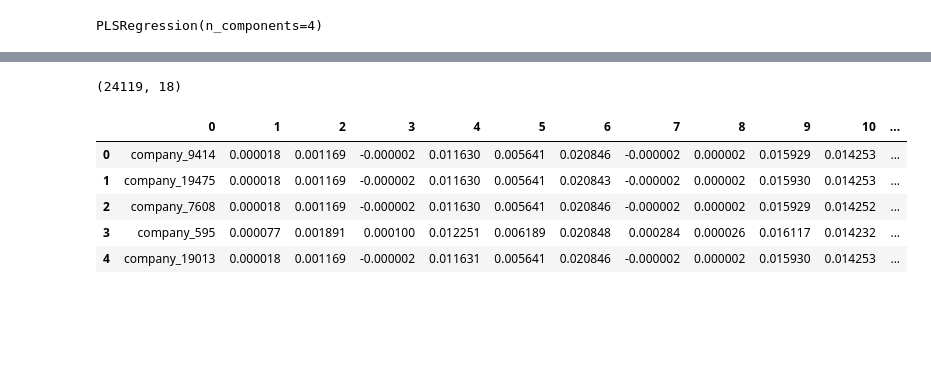
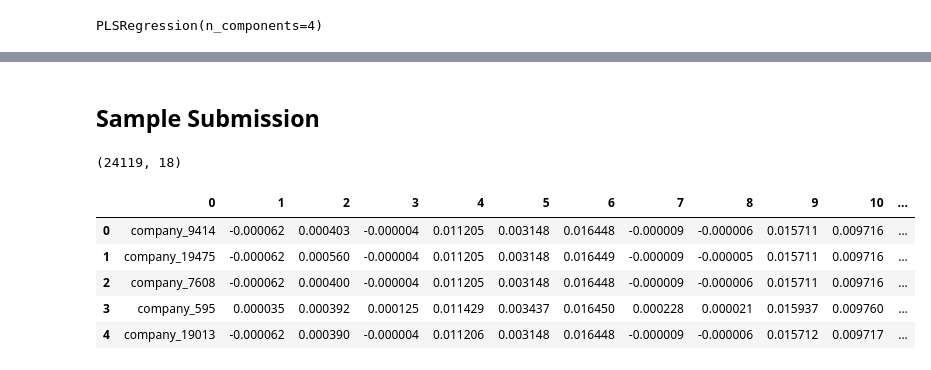
Before and after one commit to SaishSaw/Synnax_datathons, a Jupyter notebook: models/training.ipynb, the cells around one changed output, grey strips where cells are left out. Saved outputs shown, nothing was run; the diff lists cells and outputs as text; code cells hidden in the pictures; blank space fills up the shorter version.

Commit message:
"ANN model created"

```diff
--- a/models/training.ipynb
+++ b/models/training.ipynb
@@ -1027,0 +1609,4 @@ test_69 = test_submission(X_69,pls_69)
+# %%
+subset_cols_69 = X_69.columns.tolist()
+X_test_69 = X_test[subset_cols_69]
+test_69_nn = ANN_model(X_69,Y_69,X_test_69)
@@ -1068,0 +1693,4 @@ test_88 = test_submission(X_88,pls_88)
+# %%
+subset_cols_88 = X_88.columns.tolist()
+X_test_88 = X_test[subset_cols_88]
+test_88_nn = ANN_model(X_88,Y_88,X_test_88)
@@ -1109,0 +1777,4 @@ test_85 = test_submission(X_85,pls_85)
+# %%
+subset_cols_85 = X_85.columns.tolist()
+X_test_85 = X_test[subset_cols_85]
+test_85_nn = ANN_model(X_85,Y_85,X_test_85)
@@ -1156,0 +1867,4 @@ test_134 = test_submission(X_134,pls_134)
+# %%
+subset_cols_134 = X_134.columns.tolist()
+X_test_134 = X_test[subset_cols_134]
+test_134_nn = ANN_model(X_134,Y_134,X_test_134)
@@ -1157,28 +1889,30 @@ test_134 = test_submission(X_134,pls_134)
+# %% [markdown]
+## Sample Submission
 # %%
 sample_submission = pd.read_csv('D:\Synnax\dataset(1)\sample_submission.csv')
 sample_submission.shape
 # %% [output]
 (24119, 18)
 # %%
-test_set = [test_7,test_43,test_34,test_42,test_9,test_27,test_99,\
-                        test_105,test_24,test_83,test_80,test_52,\
-                        test_4,test_69,test_88,test_85,test_134]
+test_set = [test_7_nn,test_43_nn,test_34_nn,test_42_nn,test_9_nn,test_27_nn,test_99_nn,\
+                        test_105_nn,test_24_nn,test_83_nn,test_80_nn,test_52_nn,\
+                        test_4_nn,test_69_nn,test_88_nn,test_85_nn,test_134_nn]
 
 series_set = []
 for val in test_set:
     series_set.append(pd.Series(val.ravel()))
 
 series_set
 
 submission = pd.concat([sample_submission['companyId'],*series_set],axis=1,ignore_index=True)
 submission.head()
 # %% [output]
 |  | 0 | 1 | 2 | 3 | 4 | 5 | 6 | 7 | 8 | 9 | 10 | ... |
-| 0 | company_9414 | 0.000018 | 0.001169 | -0.000002 | 0.011630 | 0.005641 | 0.020846 | -0.000002 | 0.000002 | 0.015929 | 0.014253 | ... |
-| 1 | company_19475 | 0.000018 | 0.001169 | -0.000002 | 0.011630 | 0.005641 | 0.020843 | -0.000002 | 0.000002 | 0.015930 | 0.014253 | ... |
-| 2 | company_7608 | 0.000018 | 0.001169 | -0.000002 | 0.011630 | 0.005641 | 0.020846 | -0.000002 | 0.000002 | 0.015929 | 0.014252 | ... |
-| 3 | company_595 | 0.000077 | 0.001891 | 0.000100 | 0.012251 | 0.006189 | 0.020848 | 0.000284 | 0.000026 | 0.016117 | 0.014232 | ... |
-| 4 | company_19013 | 0.000018 | 0.001169 | -0.000002 | 0.011631 | 0.005641 | 0.020846 | -0.000002 | 0.000002 | 0.015930 | 0.014253 | ... |
+| 0 | company_9414 | -0.000062 | 0.000403 | -0.000004 | 0.011205 | 0.003148 | 0.016448 | -0.000009 | -0.000006 | 0.015711 | 0.009716 | ... |
+| 1 | company_19475 | -0.000062 | 0.000560 | -0.000004 | 0.011205 | 0.003148 | 0.016449 | -0.000009 | -0.000005 | 0.015711 | 0.009716 | ... |
+| 2 | company_7608 | -0.000062 | 0.000400 | -0.000004 | 0.011205 | 0.003148 | 0.016448 | -0.000009 | -0.000006 | 0.015711 | 0.009716 | ... |
+| 3 | company_595 | 0.000035 | 0.000392 | 0.000125 | 0.011429 | 0.003437 | 0.016450 | 0.000228 | 0.000021 | 0.015937 | 0.009760 | ... |
+| 4 | company_19013 | -0.000062 | 0.000390 | -0.000004 | 0.011206 | 0.003148 | 0.016448 | -0.000009 | -0.000006 | 0.015712 | 0.009717 | ... |
 # %%
 submission.columns = sample_submission.columns
 # %%
```
Also changed, not shown: parts of 44 cells of this notebook.
